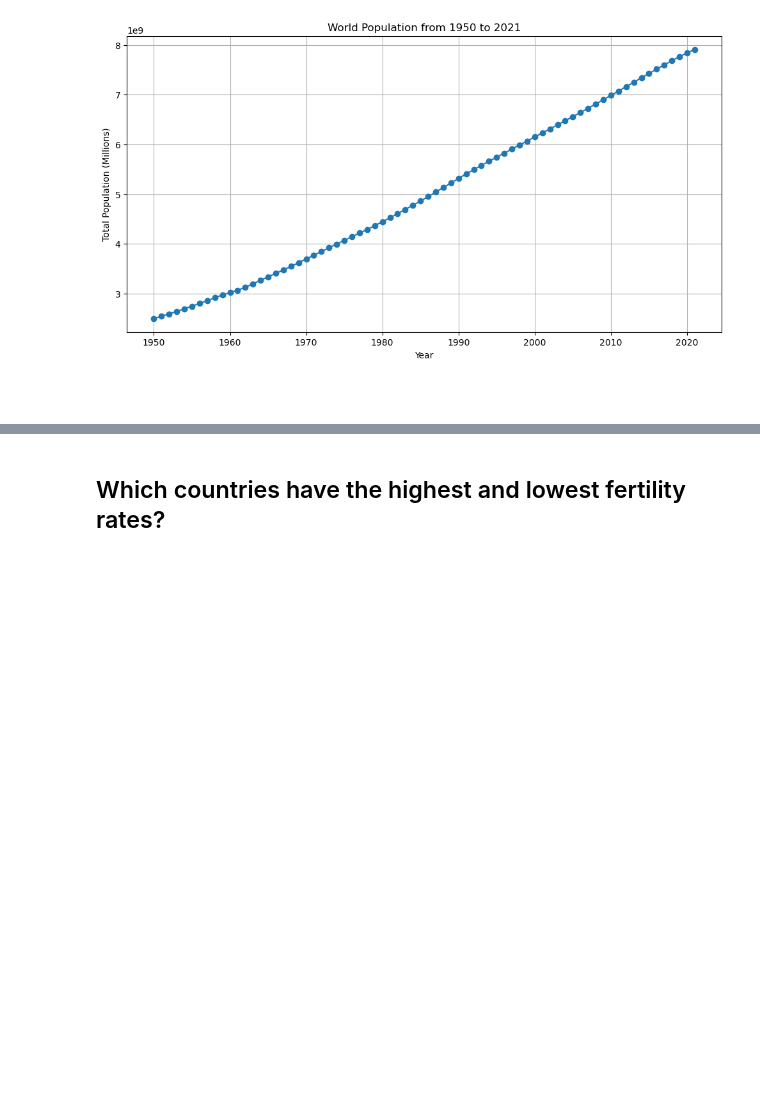
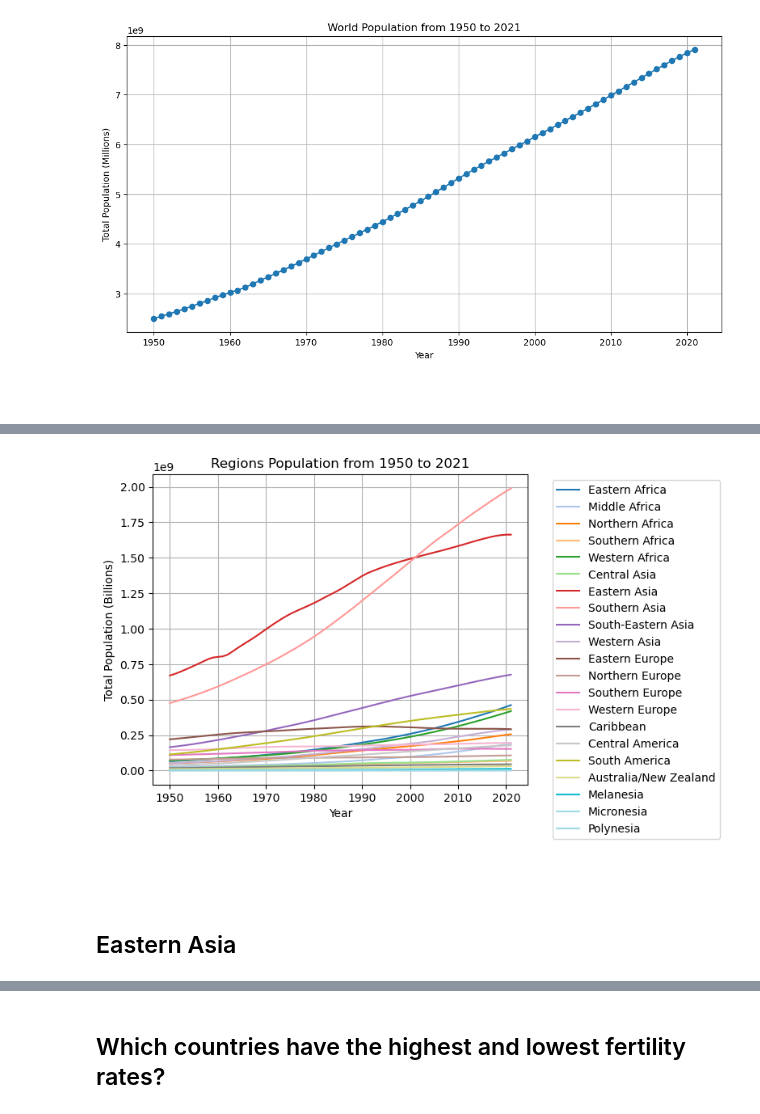
Before and after one commit to KarenDLP/World_Population_Project, a Jupyter notebook: KarenDLP_Fertility_Rates.ipynb, the cells around one changed output, grey strips where cells are left out. Drawn from its saved outputs; the diff is of its cells as text; code cells hidden in the pictures; blank space fills up the shorter version.

```diff
--- a/KarenDLP_Fertility_Rates.ipynb
+++ b/KarenDLP_Fertility_Rates.ipynb
@@ -256,0 +298,30 @@ plt.show()
+# %%
+Regions_pop = twentyone[twentyone['Type'] == 'Subregion']
+Regions_pop = Regions_pop[['Year', 'country and area', 'Total Population, as of 1 July (thousands)']]
+Regions_pop = Regions_pop[(Regions_pop['Year'] >= 1950) & (Regions_pop['Year'] <= 2021)]
+Regions_pop = Regions_pop.reset_index(drop=True)
+Regions_pop['Total Population, as of 1 July'] = Regions_pop['Total Population, as of 1 July (thousands)'] * 1000
+# %%
+unique_regions = Regions_pop['country and area'].unique()
+# %%
+colors = plt.cm.get_cmap('tab20', len(unique_regions))
+
+plt.figure(figsize=(8, 5))
+
+for i, region in enumerate(unique_regions):
+    region_data = Regions_pop[Regions_pop['country and area'] == region]
+    plt.plot(region_data['Year'], region_data['Total Population, as of 1 July'], label=region, color=colors(i))
+
+plt.title('Regions Population from 1950 to 2021')
+plt.xlabel('Year')
+plt.ylabel('Total Population (Billions)')
+plt.legend(bbox_to_anchor=(1.05, 1), loc='upper left')
+plt.grid(True)
+plt.tight_layout()
+plt.show()
+# %% [output]
+[figure, added]
+# %% [markdown]
+#
+# %% [markdown]
+## Eastern Asia
```
Also changed, not shown: parts of 39 cells of this notebook.
